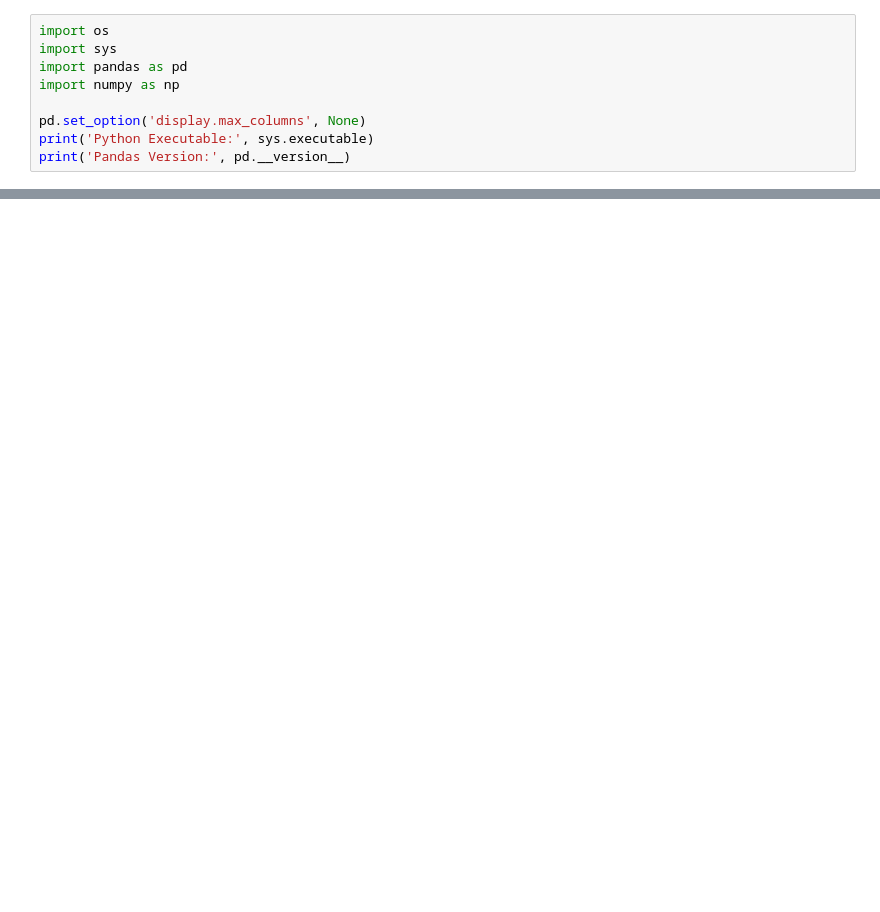
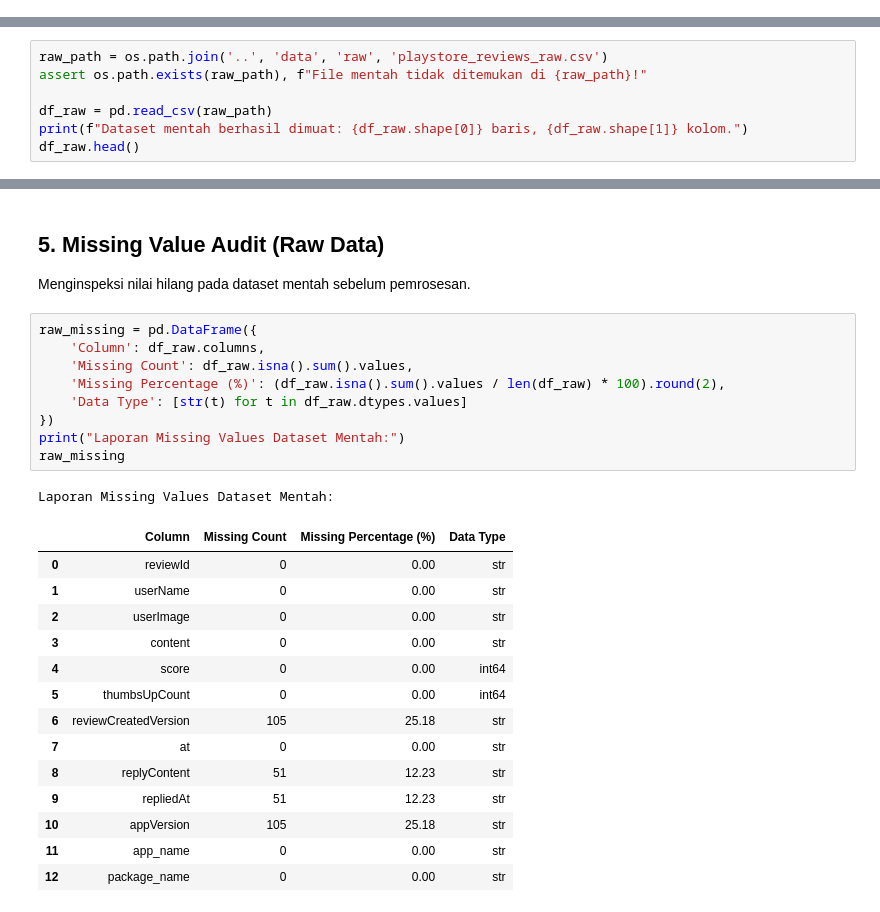
Before and after one commit to yafirafsanjani/zahir-social-analytics, a Jupyter notebook: notebooks/04_playstore_preprocessing.ipynb, the cells around one changed output, grey strips where cells are left out. Cells and saved outputs as stored; diff of their text form; blank space fills up the shorter version.

```diff
--- a/notebooks/04_playstore_preprocessing.ipynb
+++ b/notebooks/04_playstore_preprocessing.ipynb
@@ -20,9 +0,0 @@ Mengimpor library manipulasi data dan mengatur opsi tampilan.
-# %%
-import os
-import sys
-import pandas as pd
-import numpy as np
-
-pd.set_option('display.max_columns', None)
-print('Python Executable:', sys.executable)
-print('Pandas Version:', pd.__version__)
@@ -334,0 +44,7 @@ Tahap Ingestion dan Verifikasi Fase 2 telah berhasil diselesaikan:
+# %%
+raw_path = os.path.join('..', 'data', 'raw', 'playstore_reviews_raw.csv')
+assert os.path.exists(raw_path), f"File mentah tidak ditemukan di {raw_path}!"
+
+df_raw = pd.read_csv(raw_path)
+print(f"Dataset mentah berhasil dimuat: {df_raw.shape[0]} baris, {df_raw.shape[1]} kolom.")
+df_raw.head()
@@ -334,0 +94,28 @@ Tahap Ingestion dan Verifikasi Fase 2 telah berhasil diselesaikan:
+# %% [markdown]
+## 5. Missing Value Audit (Raw Data)
+Menginspeksi nilai hilang pada dataset mentah sebelum pemrosesan.
+# %%
+raw_missing = pd.DataFrame({
+    'Column': df_raw.columns,
+    'Missing Count': df_raw.isna().sum().values,
+    'Missing Percentage (%)': (df_raw.isna().sum().values / len(df_raw) * 100).round(2),
+    'Data Type': [str(t) for t in df_raw.dtypes.values]
+})
+print("Laporan Missing Values Dataset Mentah:")
+raw_missing
+# %% [output]
+Laporan Missing Values Dataset Mentah:
+|  | Column | Missing Count | Missing Percentage (%) | Data Type |
+| 0 | reviewId | 0 | 0.00 | str |
+| 1 | userName | 0 | 0.00 | str |
+| 2 | userImage | 0 | 0.00 | str |
+| 3 | content | 0 | 0.00 | str |
+| 4 | score | 0 | 0.00 | int64 |
+| 5 | thumbsUpCount | 0 | 0.00 | int64 |
+| 6 | reviewCreatedVersion | 105 | 25.18 | str |
+| 7 | at | 0 | 0.00 | str |
+| 8 | replyContent | 51 | 12.23 | str |
+| 9 | repliedAt | 51 | 12.23 | str |
+| 10 | appVersion | 105 | 25.18 | str |
+| 11 | app_name | 0 | 0.00 | str |
+| 12 | package_name | 0 | 0.00 | str |
```
Also changed, not shown: parts of 56 cells of this notebook, 6 other files.
